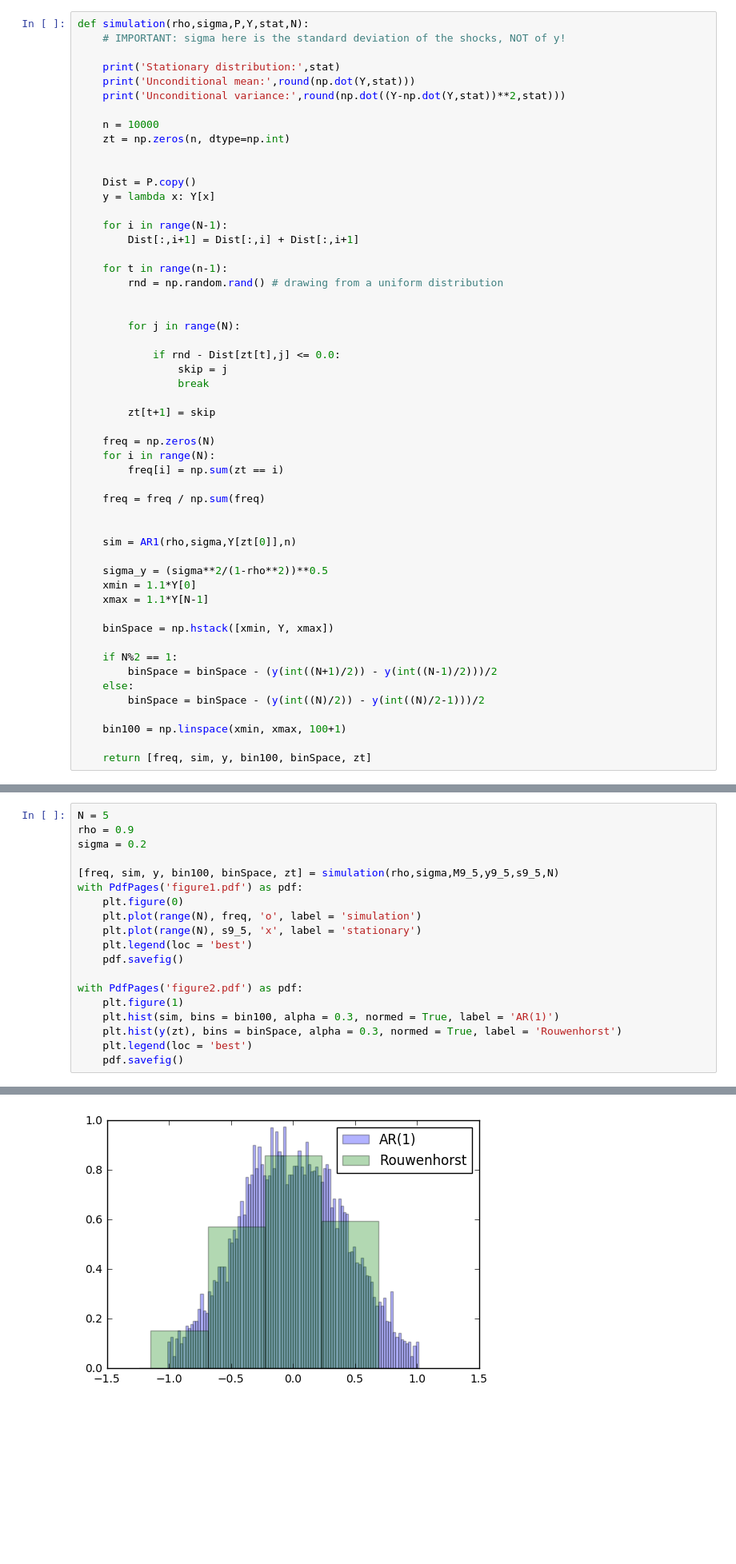
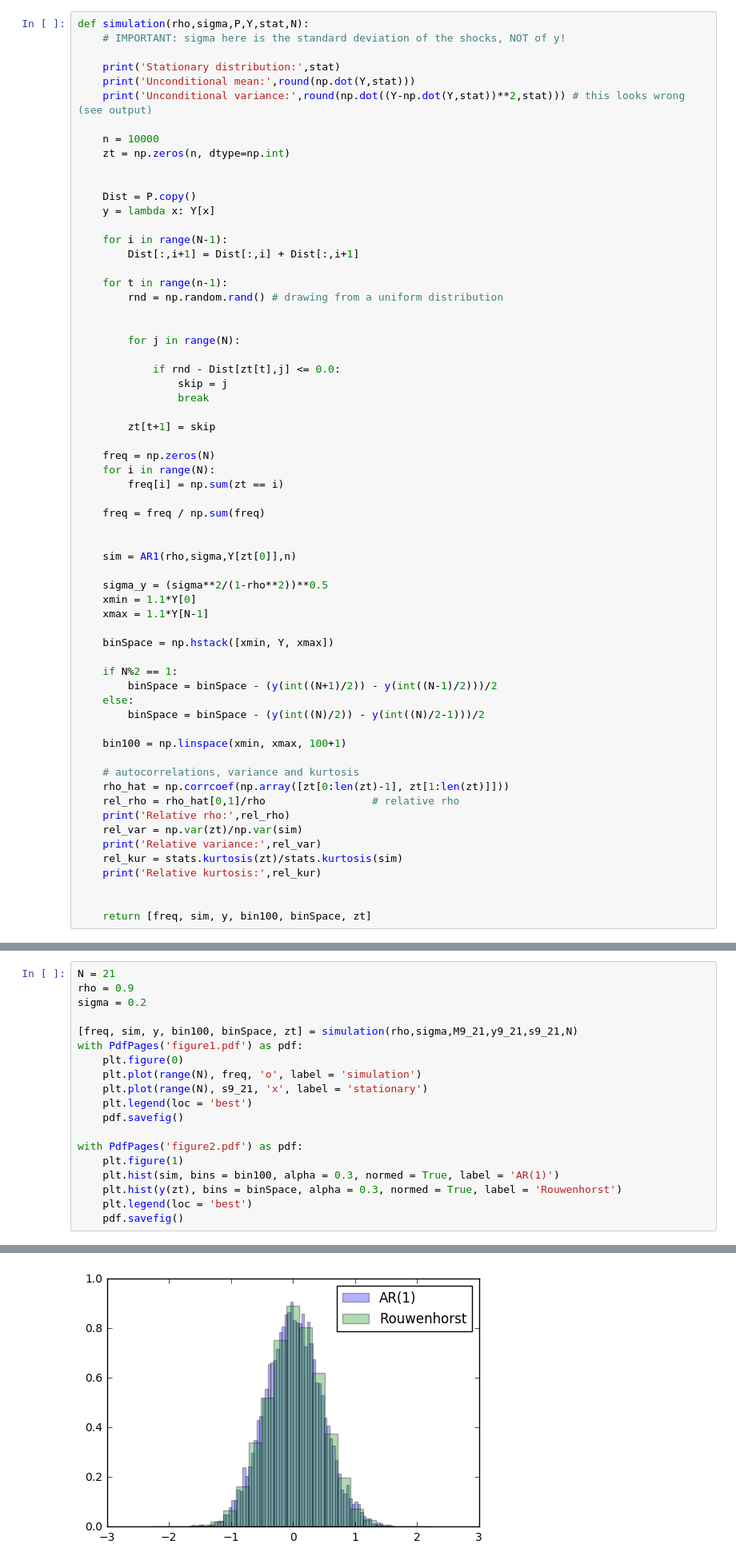
Before and after one commit to pedro-tanure-veloso/Labor-Fatih, a Jupyter notebook: HW2-Q5.ipynb, the cells around one changed output, grey strips where cells are left out. Shown: that part at 80% size. Drawn from its saved outputs; the diff is of its cells as text; blank space fills up the shorter version.

```diff
--- a/HW2-Q5.ipynb
+++ b/HW2-Q5.ipynb
@@ -70,7 +71,7 @@ def simulation(rho,sigma,P,Y,stat,N):
 
     print('Stationary distribution:',stat)
     print('Unconditional mean:',round(np.dot(Y,stat)))
-    print('Unconditional variance:',round(np.dot((Y-np.dot(Y,stat))**2,stat)))
+    print('Unconditional variance:',round(np.dot((Y-np.dot(Y,stat))**2,stat))) # this looks wrong (see output)
 
     n = 10000
     zt = np.zeros(n, dtype=np.int)
@@ -116,19 +117,29 @@ def simulation(rho,sigma,P,Y,stat,N):
 
     bin100 = np.linspace(xmin, xmax, 100+1)
 
+    # autocorrelations, variance and kurtosis
+    rho_hat = np.corrcoef(np.array([zt[0:len(zt)-1], zt[1:len(zt)]]))
+    rel_rho = rho_hat[0,1]/rho                 # relative rho
+    print('Relative rho:',rel_rho)
+    rel_var = np.var(zt)/np.var(sim)
+    print('Relative variance:',rel_var)
+    rel_kur = stats.kurtosis(zt)/stats.kurtosis(sim)
+    print('Relative kurtosis:',rel_kur)
+
+
     return [freq, sim, y, bin100, binSpace, zt]
 # %% [markdown]
 Running the thing
 # %%
-N = 5
+N = 21
 rho = 0.9
 sigma = 0.2
 
-[freq, sim, y, bin100, binSpace, zt] = simulation(rho,sigma,M9_5,y9_5,s9_5,N)
+[freq, sim, y, bin100, binSpace, zt] = simulation(rho,sigma,M9_21,y9_21,s9_21,N)
 with PdfPages('figure1.pdf') as pdf:
     plt.figure(0)
     plt.plot(range(N), freq, 'o', label = 'simulation')
-    plt.plot(range(N), s9_5, 'x', label = 'stationary')
+    plt.plot(range(N), s9_21, 'x', label = 'stationary')
     plt.legend(loc = 'best')
     pdf.savefig()
 
@@ -146 +165 @@ Unconditional variance: 0.0
-[figure, old version]
+[figure, new version]
```
Also changed, not shown: parts of 3 cells of this notebook.
